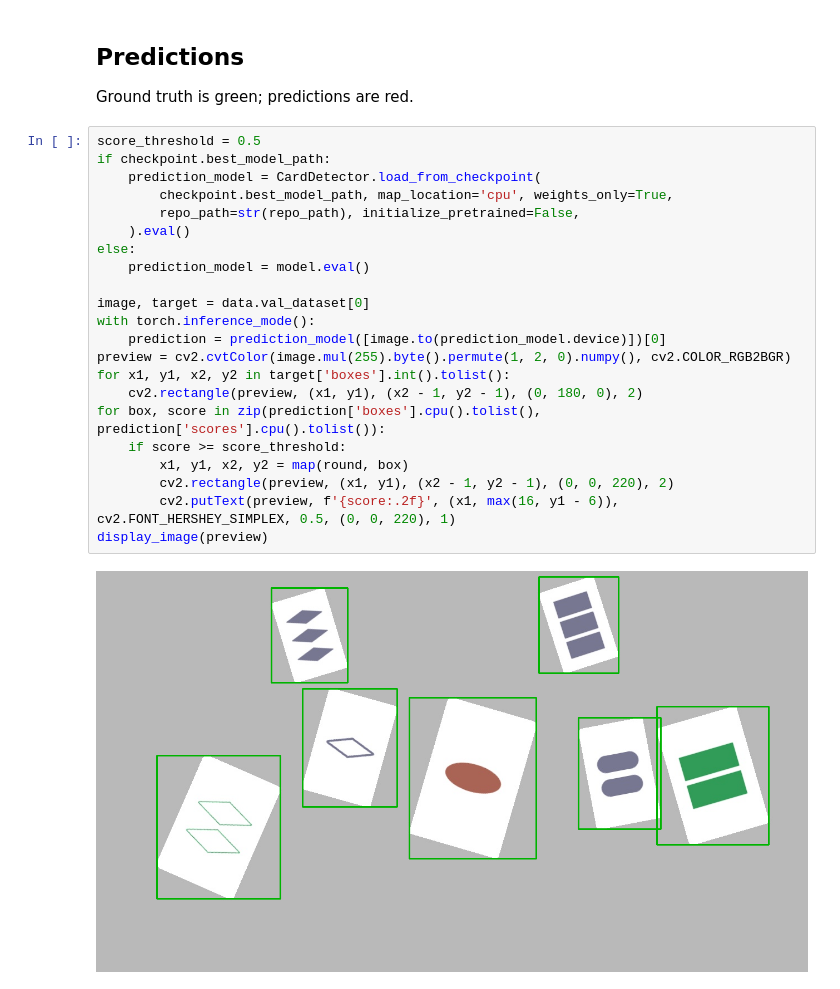
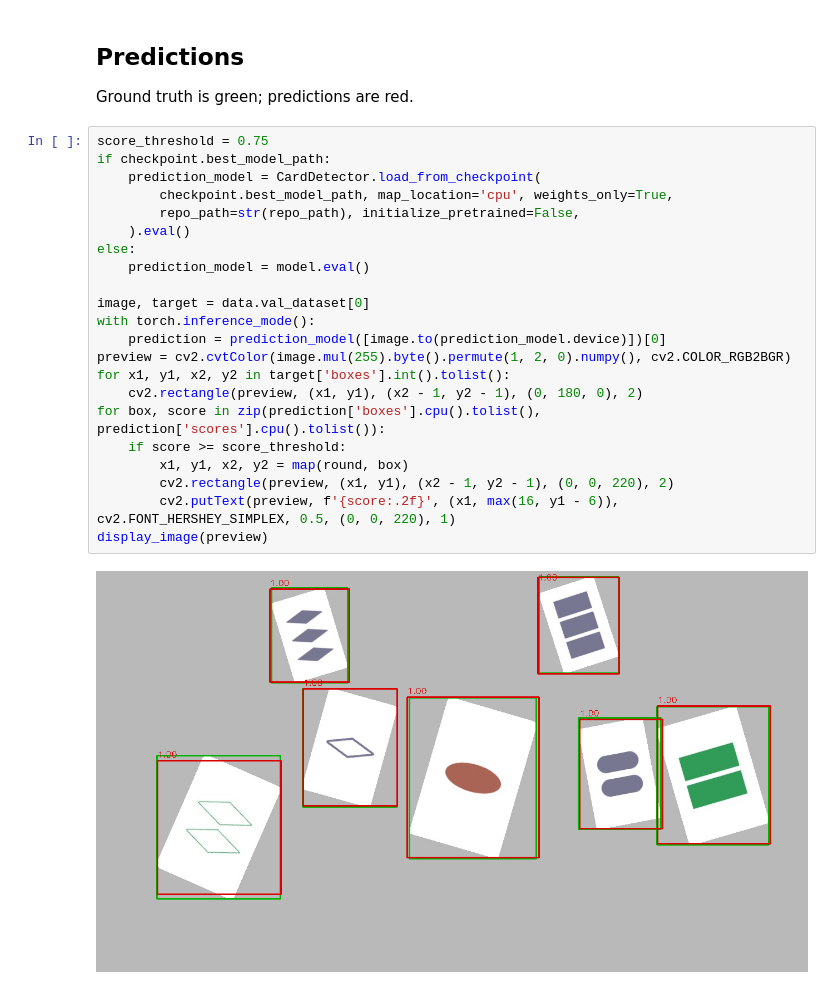
Before and after one commit to trflorian/set-master, a Jupyter notebook: notebooks/train_card_detector.ipynb, the cells around one changed output. Saved outputs shown, nothing was run; the diff lists cells and outputs as text.

```diff
--- a/notebooks/train_card_detector.ipynb
+++ b/notebooks/train_card_detector.ipynb
@@ -178,26 +179,26 @@ Final metrics:
 
 Ground truth is green; predictions are red.
 # %%
-score_threshold = 0.5
+score_threshold = 0.75
 if checkpoint.best_model_path:
     prediction_model = CardDetector.load_from_checkpoint(
         checkpoint.best_model_path, map_location='cpu', weights_only=True,
         repo_path=str(repo_path), initialize_pretrained=False,
     ).eval()
 else:
     prediction_model = model.eval()
 
 image, target = data.val_dataset[0]
 with torch.inference_mode():
     prediction = prediction_model([image.to(prediction_model.device)])[0]
 preview = cv2.cvtColor(image.mul(255).byte().permute(1, 2, 0).numpy(), cv2.COLOR_RGB2BGR)
 for x1, y1, x2, y2 in target['boxes'].int().tolist():
     cv2.rectangle(preview, (x1, y1), (x2 - 1, y2 - 1), (0, 180, 0), 2)
 for box, score in zip(prediction['boxes'].cpu().tolist(), prediction['scores'].cpu().tolist()):
     if score >= score_threshold:
         x1, y1, x2, y2 = map(round, box)
         cv2.rectangle(preview, (x1, y1), (x2 - 1, y2 - 1), (0, 0, 220), 2)
         cv2.putText(preview, f'{score:.2f}', (x1, max(16, y1 - 6)), cv2.FONT_HERSHEY_SIMPLEX, 0.5, (0, 0, 220), 1)
 display_image(preview)
 # %% [output]
-[figure, old version]
+[figure, new version]
```
Also changed, not shown: parts of 2 cells of this notebook, 19 other files.
